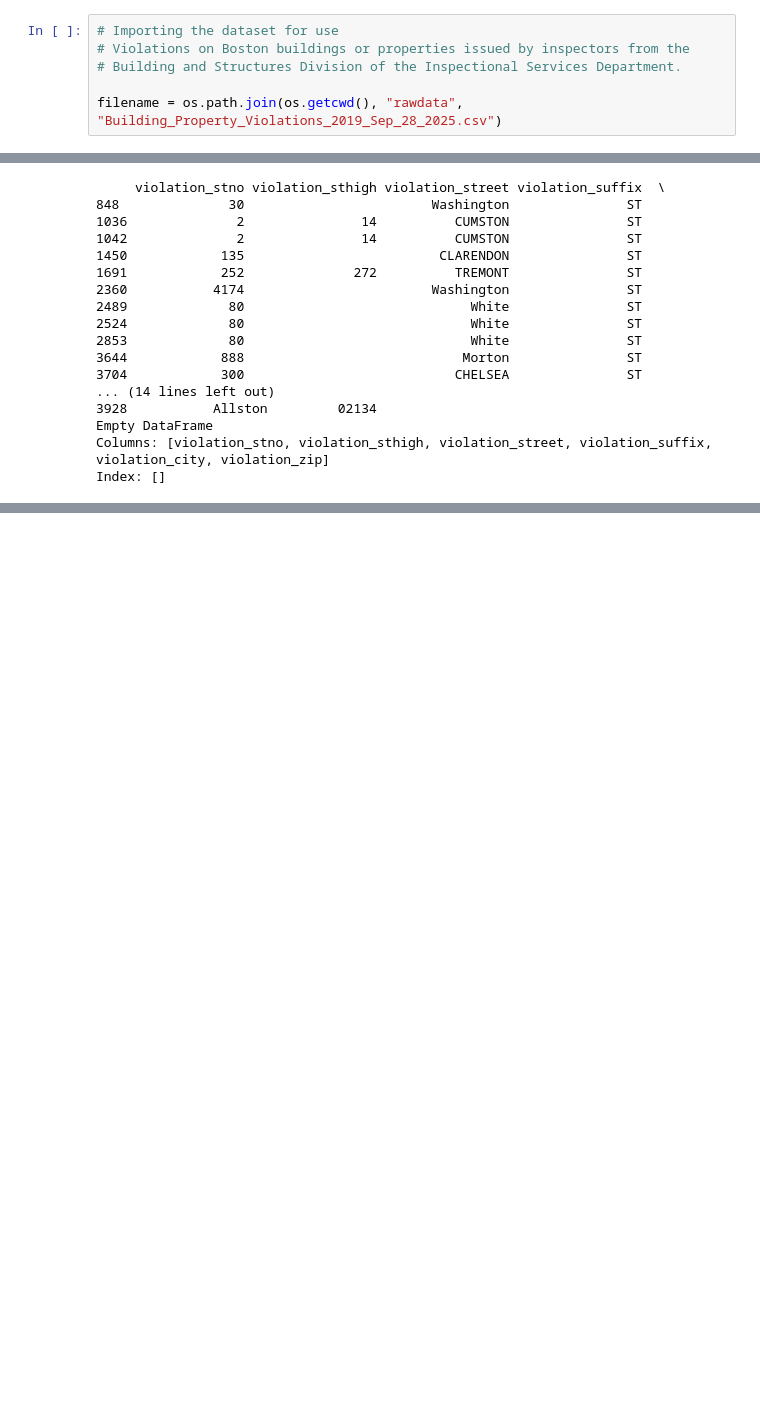
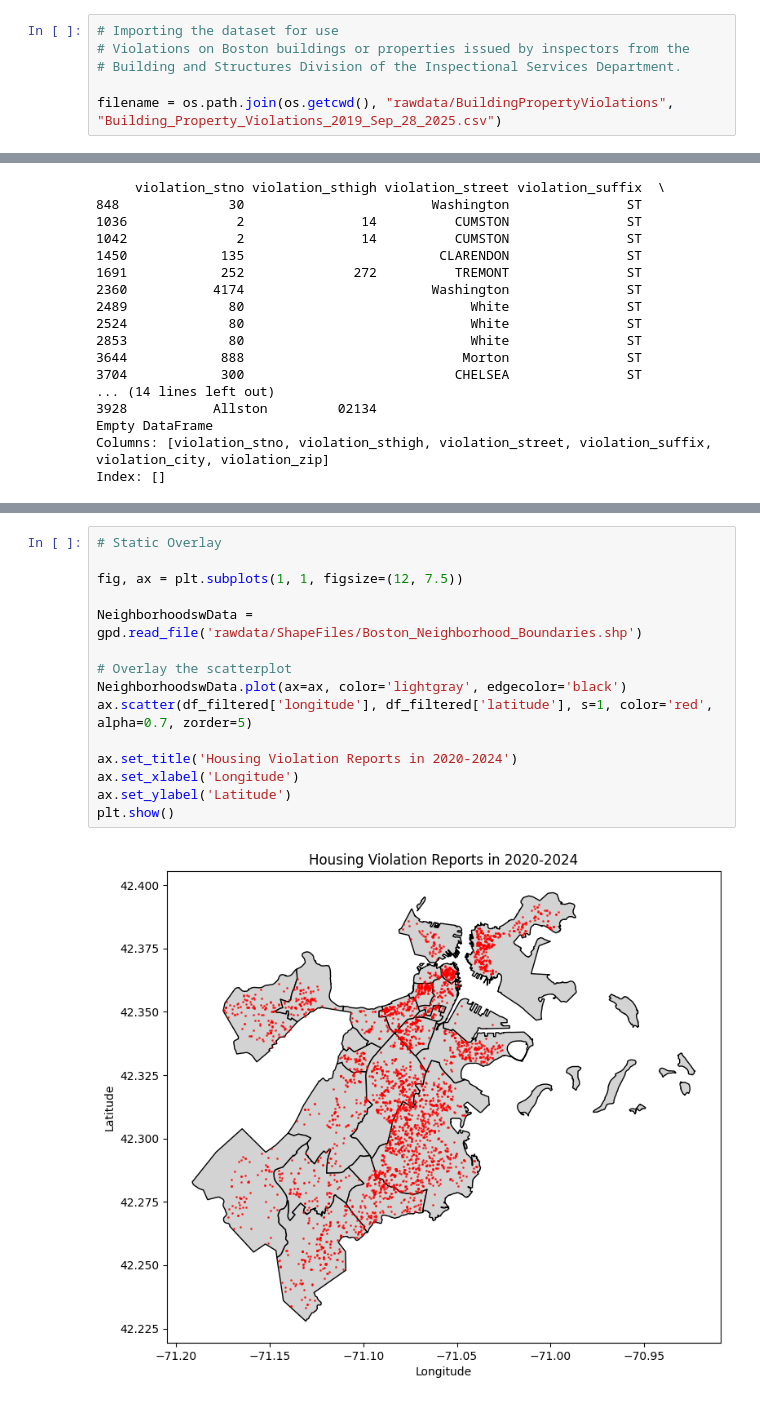
Before and after one commit to irisRen04/cs506-off_campus_housing-Ren-James, a Jupyter notebook: Building_Property.ipynb, the cells around one changed output, grey strips where cells are left out. Saved outputs shown, nothing was run; the diff lists cells and outputs as text; blank space fills up the shorter version.

Commit message:
Overlayed Housing Violations on Boston Neighborhoods, Constructed gif, and not working on clustering

```diff
--- a/Building_Property.ipynb
+++ b/Building_Property.ipynb
@@ -14,7 +18,7 @@ import seaborn as sns
 # Violations on Boston buildings or properties issued by inspectors from the
 # Building and Structures Division of the Inspectional Services Department.
 
-filename = os.path.join(os.getcwd(), "rawdata", "Building_Property_Violations_2019_Sep_28_2025.csv")
+filename = os.path.join(os.getcwd(), "rawdata/BuildingPropertyViolations", "Building_Property_Violations_2019_Sep_28_2025.csv")
 # %%
 # Creating a variable to hold the data set
 df = pd.read_csv(filename, header = 0)
@@ -235,0 +175,17 @@ plt.show()
+# %%
+# Static Overlay
+
+fig, ax = plt.subplots(1, 1, figsize=(12, 7.5))
+
+NeighborhoodswData = gpd.read_file('rawdata/ShapeFiles/Boston_Neighborhood_Boundaries.shp')
+
+# Overlay the scatterplot
+NeighborhoodswData.plot(ax=ax, color='lightgray', edgecolor='black')
+ax.scatter(df_filtered['longitude'], df_filtered['latitude'], s=1, color='red', alpha=0.7, zorder=5)
+
+ax.set_title('Housing Violation Reports in 2020-2024')
+ax.set_xlabel('Longitude')
+ax.set_ylabel('Latitude')
+plt.show()
+# %% [output]
+[figure, added]
```
Also changed, not shown: parts of 18 cells of this notebook, 20 other files.
